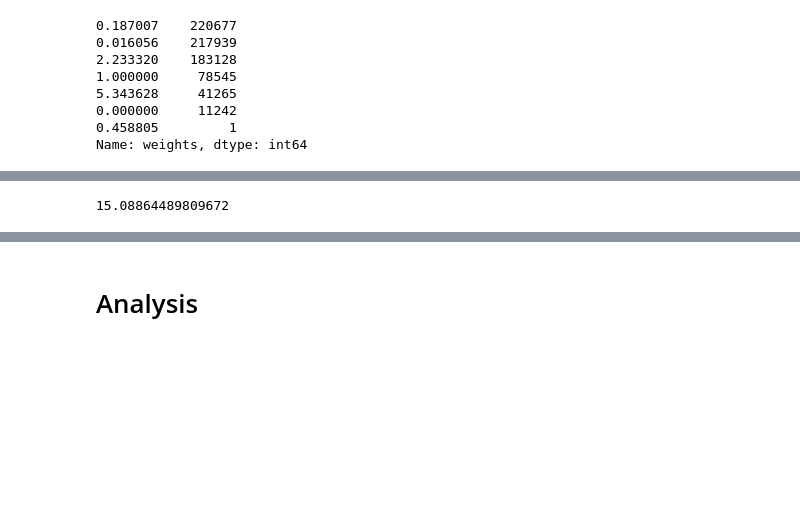
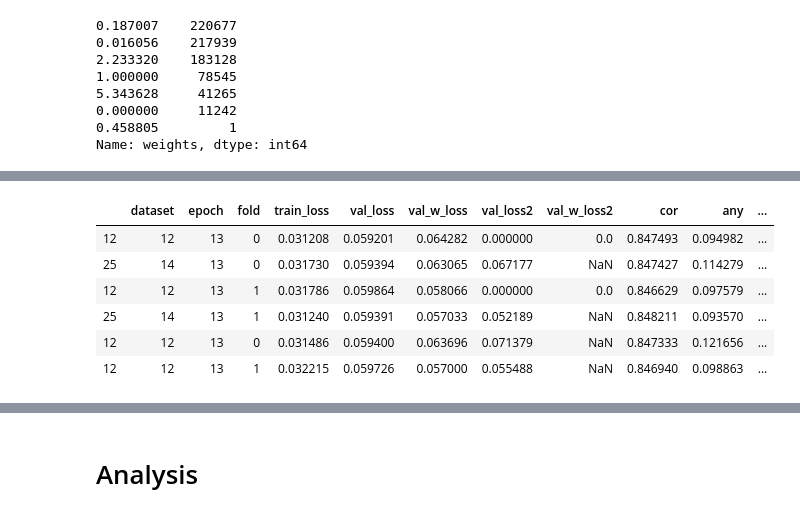
Before and after one commit to nosound2/RSNA-Hemorrhage, a Jupyter notebook: notebooks/Training.ipynb, the cells around one changed output, grey strips where cells are left out. Drawn from its saved outputs; the diff is of its cells as text; code cells hidden in the pictures; blank space fills up the shorter version.

```diff
--- a/notebooks/Training.ipynb
+++ b/notebooks/Training.ipynb
@@ -172,6 +183,2 @@ weighted/not
-# %%
-(5*3 + 3*3)*(9241.546682834625 + 2074.936990737915)/5/3600
-# %% [output]
-15.08864489809672
 # %%
 stats1 = pd.concat([pd.read_csv(PATH_WORK/'stats.f{}.v{}'.format(0,31)),
@@ -181,0 +193,10 @@ stats2 = pd.concat([pd.read_csv(PATH_WORK/'stats.f{}.v{}'.format(0,32)),
+# %%
+stats1.loc[stats1.epoch == 13]
+# %% [output]
+|  | dataset | epoch | fold | train_loss | val_loss | val_w_loss | val_loss2 | val_w_loss2 | cor | any | ... |
+| 12 | 12 | 13 | 0 | 0.031208 | 0.059201 | 0.064282 | 0.000000 | 0.0 | 0.847493 | 0.094982 | ... |
+| 25 | 14 | 13 | 0 | 0.031730 | 0.059394 | 0.063065 | 0.067177 | NaN | 0.847427 | 0.114279 | ... |
+| 12 | 12 | 13 | 1 | 0.031786 | 0.059864 | 0.058066 | 0.000000 | 0.0 | 0.846629 | 0.097579 | ... |
+| 25 | 14 | 13 | 1 | 0.031240 | 0.059391 | 0.057033 | 0.052189 | NaN | 0.848211 | 0.093570 | ... |
+| 12 | 12 | 13 | 0 | 0.031486 | 0.059400 | 0.063696 | 0.071379 | NaN | 0.847333 | 0.121656 | ... |
+| 12 | 12 | 13 | 1 | 0.032215 | 0.059726 | 0.057000 | 0.055488 | NaN | 0.846940 | 0.098863 | ... |
```
Also changed, not shown: parts of 14 cells of this notebook, 1 other file.
